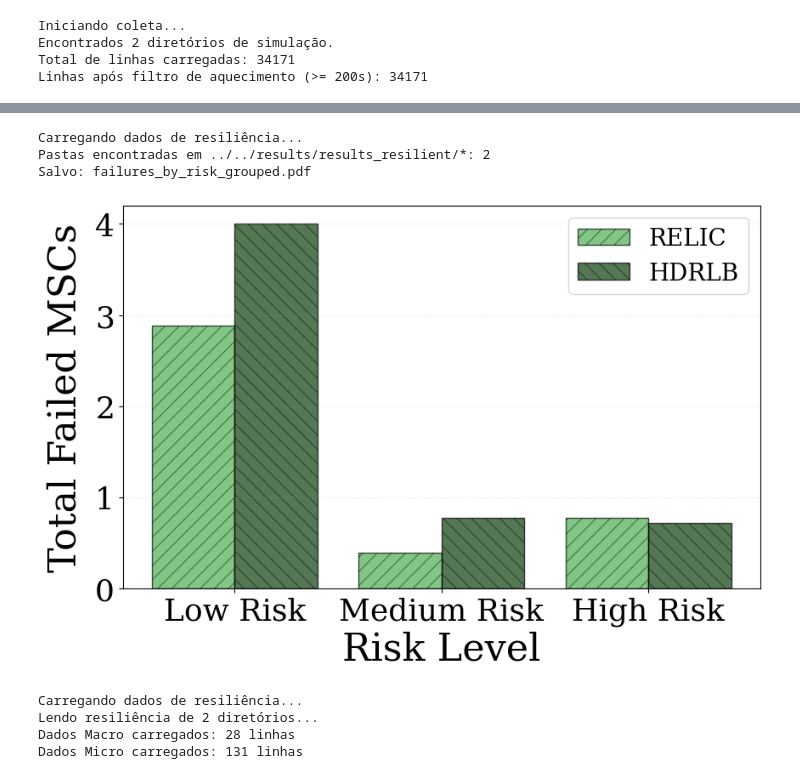
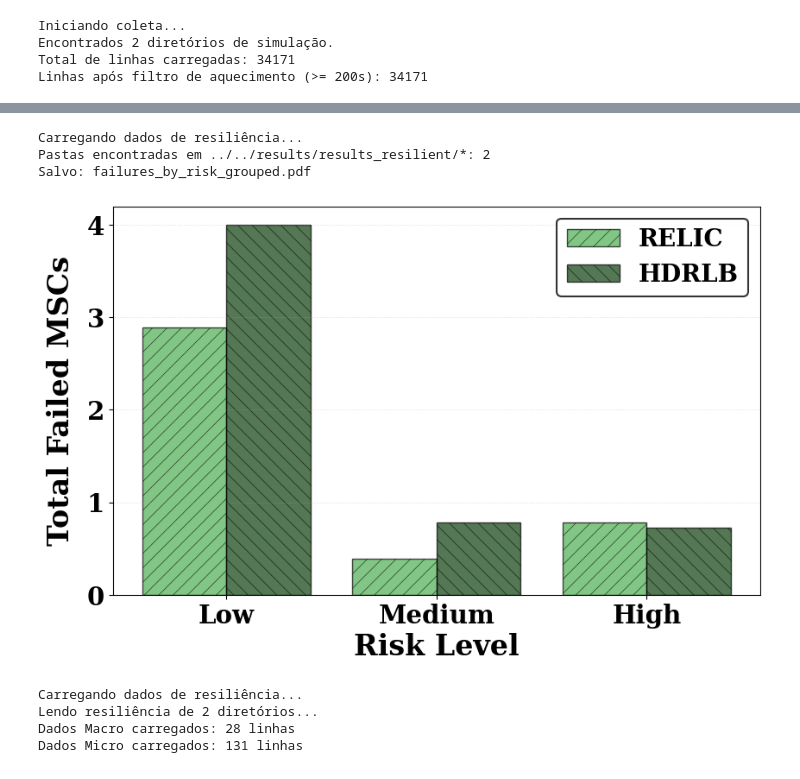
Before and after one commit to FialhoSJ/multi-user-sfc, a Jupyter notebook: plots/2026/teste.ipynb, the cells around one changed output, grey strips where cells are left out. Drawn from its saved outputs; the diff is of its cells as text; code cells hidden in the pictures.

```diff
--- a/plots/2026/teste.ipynb
+++ b/plots/2026/teste.ipynb
@@ -710,13 +747,13 @@ MAPA_NOMES = {
 
 # Cores e Hachuras
 CORES = {
-    "INOMMUS": "#1f77b4",     # Azul
-    "DA-RSPPO": "#ff7f0e",    # Laranja
-    "Hephaestus": "#2ca02c",  # Verde
+    "INOMMUS": "#1f77b4",
+    "DA-RSPPO": "#ff7f0e",
+    "Hephaestus": "#2ca02c",
     'RELIC': "#4CAF50",
-    'HDRLB': "#0B3D0B",       # Verde Escuro
-    "OSCIM": "#d62728",       # Vermelho
-    "GreedyB": "#9467bd",     # Roxo
+    'HDRLB': "#0B3D0B",
+    "OSCIM": "#d62728",
+    "GreedyB": "#9467bd",
 }
 HACHURAS = ['//', '\\\\', '||', '--', '++', 'xx', 'oo', 'OO', '..', '**']
 
@@ -747,7 +784,6 @@ def carregar_dados_resiliencia(diretorio_pattern):
             except Exception as e:
                 print(f"Erro ao ler {arquivo}: {e}")
 
-    # Calcula a média final
     dados_medios = {}
     for alg, riscos in dados_agrupados.items():
         dados_medios[alg] = {
@@ -765,23 +801,18 @@ def plot_failures_by_risk(dados):
         print("Nenhum dado encontrado para plotar.")
         return
 
-    # Categorias e Algoritmos
-    categorias = ['Low Risk', 'Medium Risk', 'High Risk']
-    mapa_chaves_csv = {'Low Risk': 'Low', 'Medium Risk': 'Medium', 'High Risk': 'High'}
+    categorias = ['Low', 'Medium', 'High']
+    mapa_chaves_csv = {'Low': 'Low', 'Medium': 'Medium', 'High': 'High'}
 
-    # Ordenar algoritmos
     algoritmos = sorted(dados.keys(), key=lambda x: list(CORES.keys()).index(x) if x in CORES else 999)
 
-    # Configuração do Gráfico
     x = np.arange(len(categorias))
     width = 0.8 / len(algoritmos)
 
     fig, ax = plt.subplots(figsize=(10, 6))
-
-    # --- TRAVAMENTO DE MARGENS (Igual aos outros gráficos) ---
+    # O subplots_adjust ainda ajuda na visualização em tela, mas o savefig cuidará do arquivo final
     plt.subplots_adjust(left=0.20, right=0.95, top=0.95, bottom=0.20)
 
-    # Loop de plotagem
     for i, alg in enumerate(algoritmos):
         valores = [dados[alg][mapa_chaves_csv[cat]] for cat in categorias]
 
@@ -792,45 +823,53 @@ def plot_failures_by_risk(dados):
         ax.bar(posicao, valores, width, label=alg,
                color=cor, hatch=hachura, edgecolor='black', alpha=0.7)
 
-    # --- ESTILIZAÇÃO PADRONIZADA ---
-    ax.set_ylabel('Total Failed MSCs', fontsize=32, labelpad=10)
-
-    # Adicionamos Label no X para manter a altura do gráfico alinhada com os outros ("Time (s)")
-    ax.set_xlabel('Risk Level', fontsize=32)
+    # Labels padronizados
+    ax.set_ylabel('Total Failed MSCs', fontsize=24, labelpad=10, fontweight='bold')
+    ax.set_xlabel('Risk Level', fontsize=24, fontweight='bold')
 
     ax.set_xticks(x)
-    ax.set_xticklabels(categorias, fontsize=26)
-    ax.tick_params(axis='y', labelsize=26)
+    ax.set_xticklabels(categorias, fontsize=21, fontweight='bold')
+    ax.tick_params(axis='y', labelsize=21)
+
+    for label in ax.get_yticklabels():
+        label.set_fontweight('bold')
+
     ax.grid(axis='y', linestyle='--', alpha=0.3)
 
-    # --- LEGENDA (Cópia exata dos outros) ---
-    ax.legend(
+    leg = ax.legend(
         loc='upper right',
         ncol=1,
         frameon=True,
         handlelength=2.2,
         fontsize=20,
         facecolor='white',
         framealpha=0.8
     )
 
-    # Salvar sem tight_layout para preservar as margens manuais
+    for text in leg.get_texts():
+        text.set_fontweight('bold')
+
+    # --- MODIFICAÇÃO AQUI: Deixando a borda da legenda mais "forte" ---
+    leg.get_frame().set_linewidth(1.5)  # Aumenta a espessura da linha (ajuste o 2.0 se quiser mais ou menos grosso)
+    leg.get_frame().set_edgecolor('black') # Garante que a borda seja preta
+    # ------------------------------------------------------------------
+
     filename = 'failures_by_risk_grouped.pdf'
-    plt.savefig(filename, dpi=300)
+    plt.savefig(filename, dpi=300, bbox_inches='tight', pad_inches=0)
     print(f"Salvo: {filename}")
     plt.show()
 
 # ==========================================
 # 4. EXECUÇÃO
 # ==========================================
 print("Carregando dados de resiliência...")
 dados_resiliencia = carregar_dados_resiliencia(DIR_RESILIENT)
 plot_failures_by_risk(dados_resiliencia)
 # %% [output]
 Carregando dados de resiliência...
 Pastas encontradas em ../../results/results_resilient/*: 2
 Salvo: failures_by_risk_grouped.pdf
-[figure, old version]
+[figure, new version]
 # %%
 def carregar_dados_resiliencia_completo(diretorio_pattern):
     """
```
Also changed, not shown: parts of 10 cells of this notebook.
